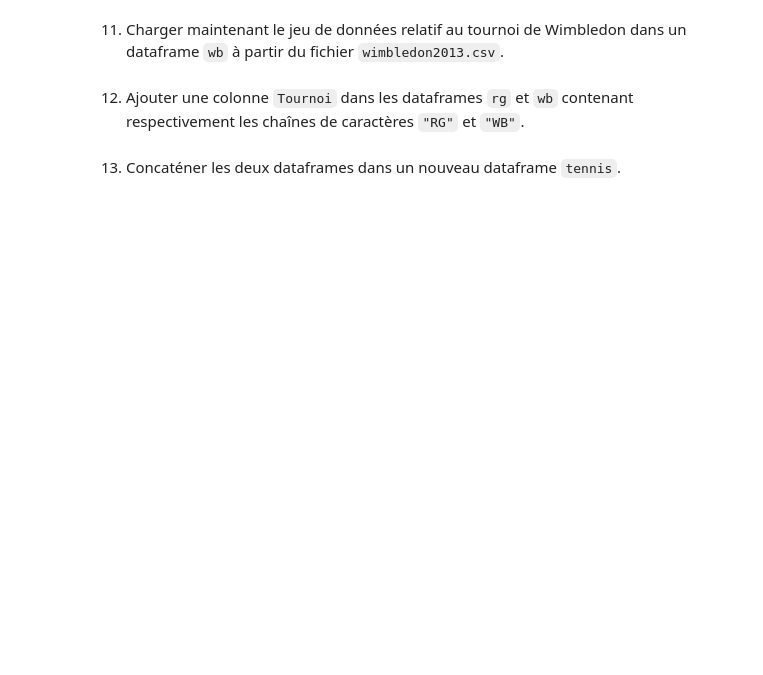
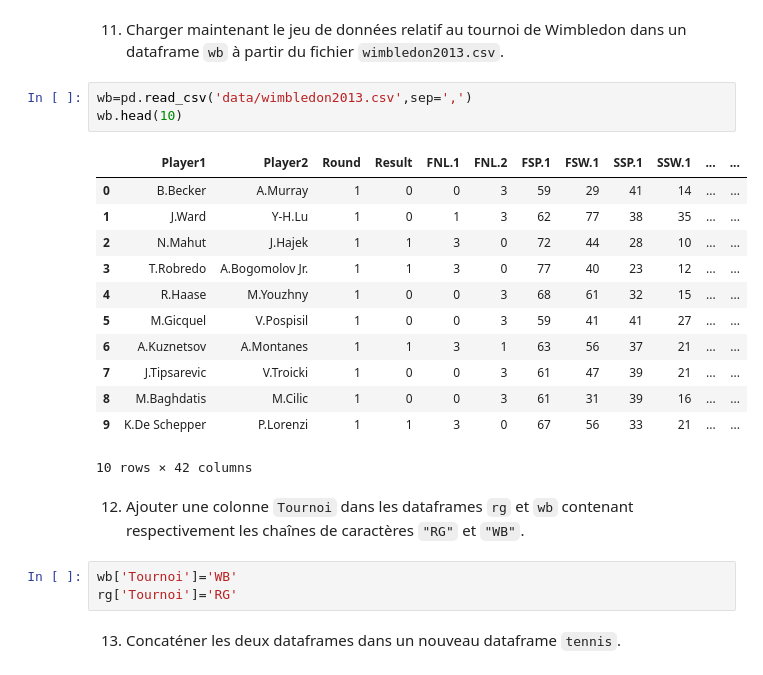
Before and after one commit to EdouardCHATILLON/Formation_ensae, a Jupyter notebook: Code/02_pandas_2.ipynb, the cells around one changed output. Drawn from its saved outputs; the diff is of its cells as text; blank space fills up the shorter version.

```diff
--- a/Code/02_pandas_2.ipynb
+++ b/Code/02_pandas_2.ipynb
@@ -129,6 +156,25 @@ def n_match(s):
 # %% [markdown]
 11. Charger maintenant le jeu de données relatif au tournoi de Wimbledon dans un dataframe `wb` à partir du fichier `wimbledon2013.csv`.
+# %%
+wb=pd.read_csv('data/wimbledon2013.csv',sep=',')
+wb.head(10)
+# %% [output]
+|  | Player1 | Player2 | Round | Result | FNL.1 | FNL.2 | FSP.1 | FSW.1 | SSP.1 | SSW.1 | ... | ... |
+| 0 | B.Becker | A.Murray | 1 | 0 | 0 | 3 | 59 | 29 | 41 | 14 | ... | ... |
+| 1 | J.Ward | Y-H.Lu | 1 | 0 | 1 | 3 | 62 | 77 | 38 | 35 | ... | ... |
+| 2 | N.Mahut | J.Hajek | 1 | 1 | 3 | 0 | 72 | 44 | 28 | 10 | ... | ... |
+| 3 | T.Robredo | A.Bogomolov Jr. | 1 | 1 | 3 | 0 | 77 | 40 | 23 | 12 | ... | ... |
+| 4 | R.Haase | M.Youzhny | 1 | 0 | 0 | 3 | 68 | 61 | 32 | 15 | ... | ... |
+| 5 | M.Gicquel | V.Pospisil | 1 | 0 | 0 | 3 | 59 | 41 | 41 | 27 | ... | ... |
+| 6 | A.Kuznetsov | A.Montanes | 1 | 1 | 3 | 1 | 63 | 56 | 37 | 21 | ... | ... |
+| 7 | J.Tipsarevic | V.Troicki | 1 | 0 | 0 | 3 | 61 | 47 | 39 | 21 | ... | ... |
+| 8 | M.Baghdatis | M.Cilic | 1 | 0 | 0 | 3 | 61 | 31 | 39 | 16 | ... | ... |
+| 9 | K.De Schepper | P.Lorenzi | 1 | 1 | 3 | 0 | 67 | 56 | 33 | 21 | ... | ... |
+10 rows × 42 columns
 # %% [markdown]
 12. Ajouter une colonne `Tournoi` dans les dataframes `rg` et `wb` contenant respectivement les chaînes de caractères `"RG"` et `"WB"`.
+# %%
+wb['Tournoi']='WB'
+rg['Tournoi']='RG'
 # %% [markdown]
 13. Concaténer les deux dataframes dans un nouveau dataframe `tennis`.
```
Also changed, not shown: parts of 10 cells of this notebook.
